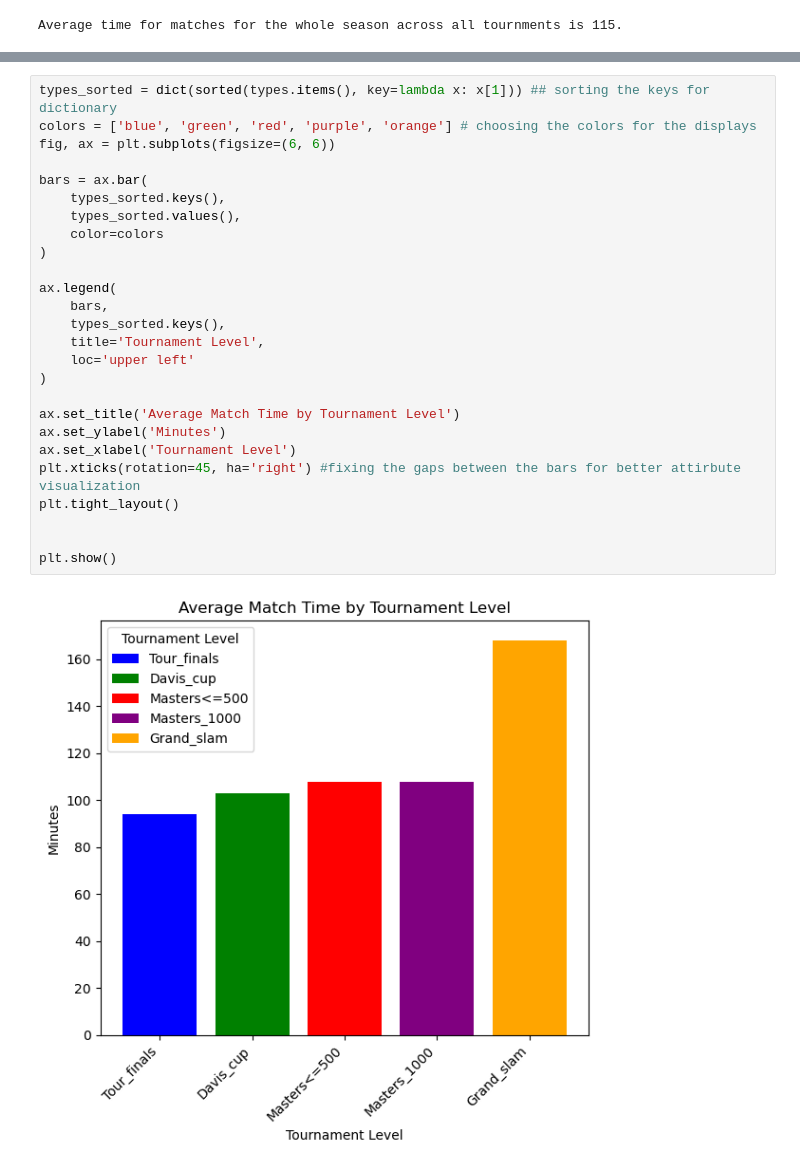
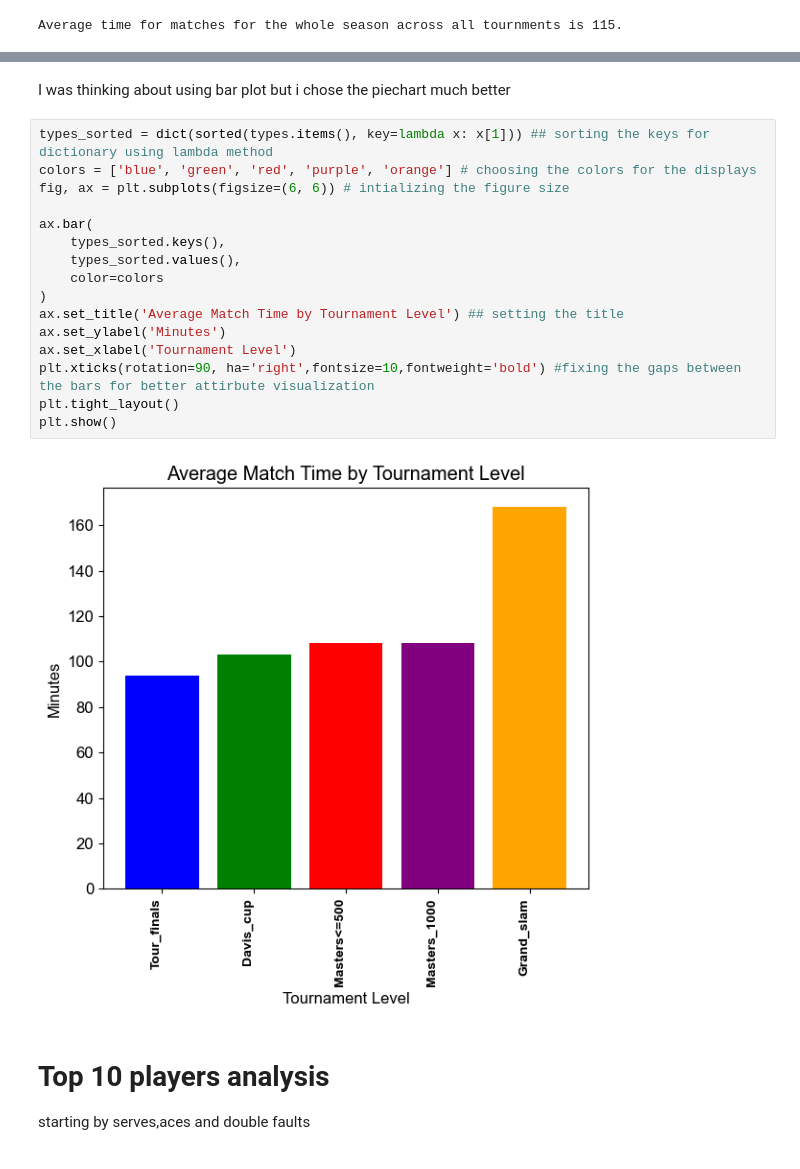
Before and after one commit to AbdelrahmanElEkiaby/Atp_2024_Season_Analysis, a Jupyter notebook: Analysis_code.ipynb, the cells around one changed output, grey strips where cells are left out. Cells and saved outputs as stored; diff of their text form.

```diff
--- a/Analysis_code.ipynb
+++ b/Analysis_code.ipynb
@@ -212,31 +204,27 @@ plt.tight_layout()
 plt.show()
 # %% [output]
 [figure]
+# %% [markdown]
+I was thinking about using bar plot but i chose the piechart much better
 # %%
-types_sorted = dict(sorted(types.items(), key=lambda x: x[1])) ## sorting the keys for dictionary
+types_sorted = dict(sorted(types.items(), key=lambda x: x[1])) ## sorting the keys for dictionary using lambda method
 colors = ['blue', 'green', 'red', 'purple', 'orange'] # choosing the colors for the displays
-fig, ax = plt.subplots(figsize=(6, 6))
+fig, ax = plt.subplots(figsize=(6, 6)) # intializing the figure size
 
-bars = ax.bar(
+ax.bar(
     types_sorted.keys(),
     types_sorted.values(),
     color=colors
 )
-
-ax.legend(
-    bars,
-    types_sorted.keys(),
-    title='Tournament Level',
-    loc='upper left'
-)
-
-ax.set_title('Average Match Time by Tournament Level')
+ax.set_title('Average Match Time by Tournament Level') ## setting the title
 ax.set_ylabel('Minutes')
 ax.set_xlabel('Tournament Level')
-plt.xticks(rotation=45, ha='right') #fixing the gaps between the bars for better attirbute visualization
+plt.xticks(rotation=90, ha='right',fontsize=10,fontweight='bold') #fixing the gaps between the bars for better attirbute visualization
 plt.tight_layout()
-
-
 plt.show()
 # %% [output]
-[figure, old version]
+[figure, new version]
+# %% [markdown]
+# Top 10 players analysis
+
+starting by serves,aces and double faults
```
Also changed, not shown: parts of 26 cells of this notebook, 11 other files.
